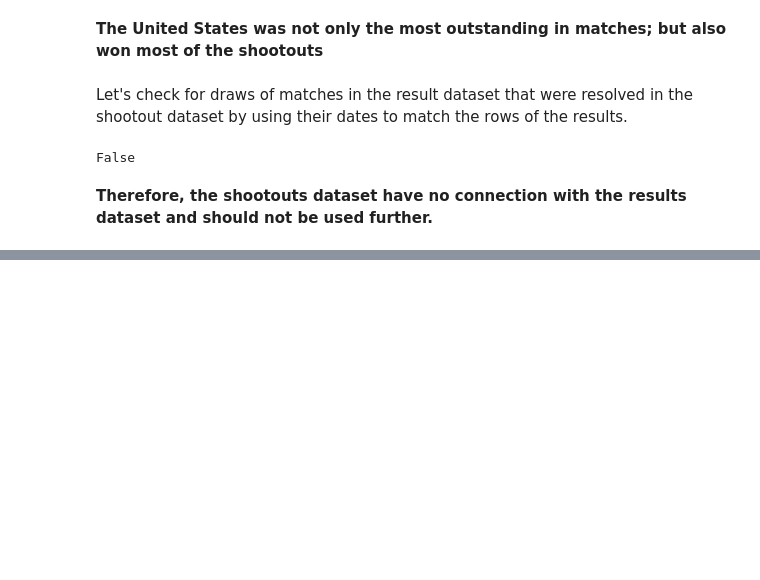
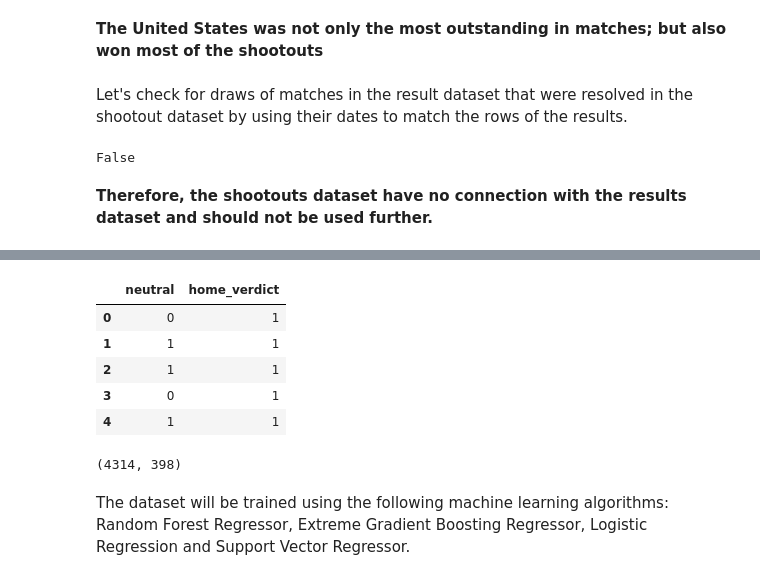
Before and after one commit to nagamouni/Capstone_project_ridge_lasso, a Jupyter notebook: Hamoye_Capstone_Project.ipynb, the cells around one changed output, grey strips where cells are left out. Drawn from its saved outputs; the diff is of its cells as text; code cells hidden in the pictures; blank space fills up the shorter version.

```diff
--- a/Hamoye_Capstone_Project.ipynb
+++ b/Hamoye_Capstone_Project.ipynb
@@ -408,0 +446,10 @@ False
+# %%
+df_useful = df_results[['neutral','home_verdict']]
+df_useful.head()
+# %% [output]
+|  | neutral | home_verdict |
+| 0 | 0 | 1 |
+| 1 | 1 | 1 |
+| 2 | 1 | 1 |
+| 3 | 0 | 1 |
+| 4 | 1 | 1 |
@@ -408,0 +458,4 @@ False
+# %%
+df.shape
+# %% [output]
+(4314, 398)
@@ -408,0 +467,2 @@ False
+# %% [markdown]
+The dataset will be trained using the following machine learning algorithms: Random Forest Regressor, Extreme Gradient Boosting Regressor, Logistic Regression and Support Vector Regressor.
```
Also changed, not shown: parts of 25 cells of this notebook.
